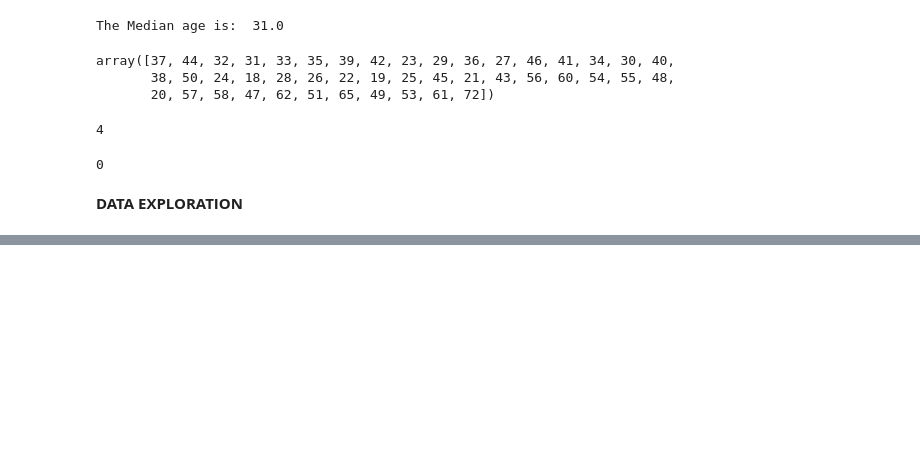
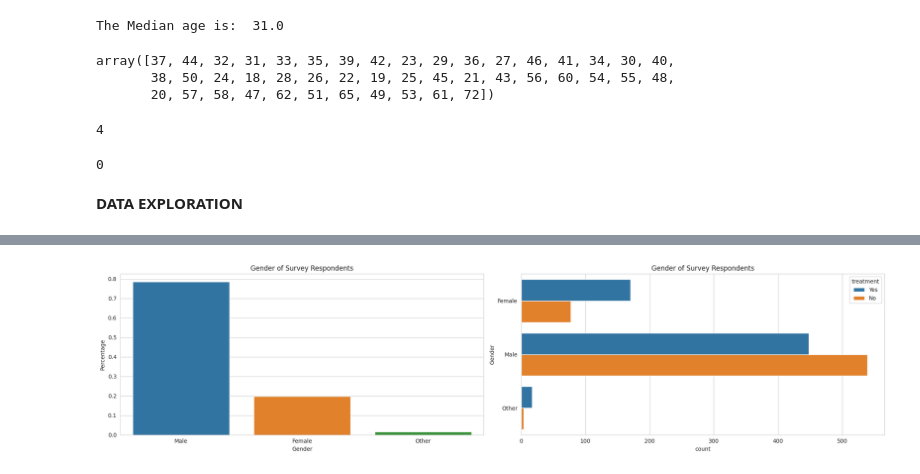
Before and after one commit to Calvince1/Cal, a Jupyter notebook: 149481_CSA.ipynb, the cells around one changed output, grey strips where cells are left out. Saved outputs shown, nothing was run; the diff lists cells and outputs as text; code cells hidden in the pictures; blank space fills up the shorter version.

```diff
--- a/149481_CSA.ipynb
+++ b/149481_CSA.ipynb
@@ -372,0 +399,19 @@ duplicates
+# %%
+# Chart for Gender
+plt.figure(figsize = (20, 5))
+
+# Bar plot for Gender distribution
+plt.subplot(1, 2, 1)
+eda_percentage = Df['Gender'].value_counts(normalize=True).rename_axis('Gender').reset_index(name='Percentage')
+sns.barplot(x = 'Gender', y = 'Percentage', data=eda_percentage.head(10))
+plt.title('Gender of Survey Respondents')
+
+# Count plot for Gender with hue by Treatment
+plt.subplot(1, 2, 2)
+sns.countplot(y = Df['Gender'], hue=Df['treatment'])
+plt.title('Gender of Survey Respondents')
+
+plt.tight_layout()
+plt.show()
+# %% [output]
+[figure, added]
```
Also changed, not shown: parts of 17 cells of this notebook.
